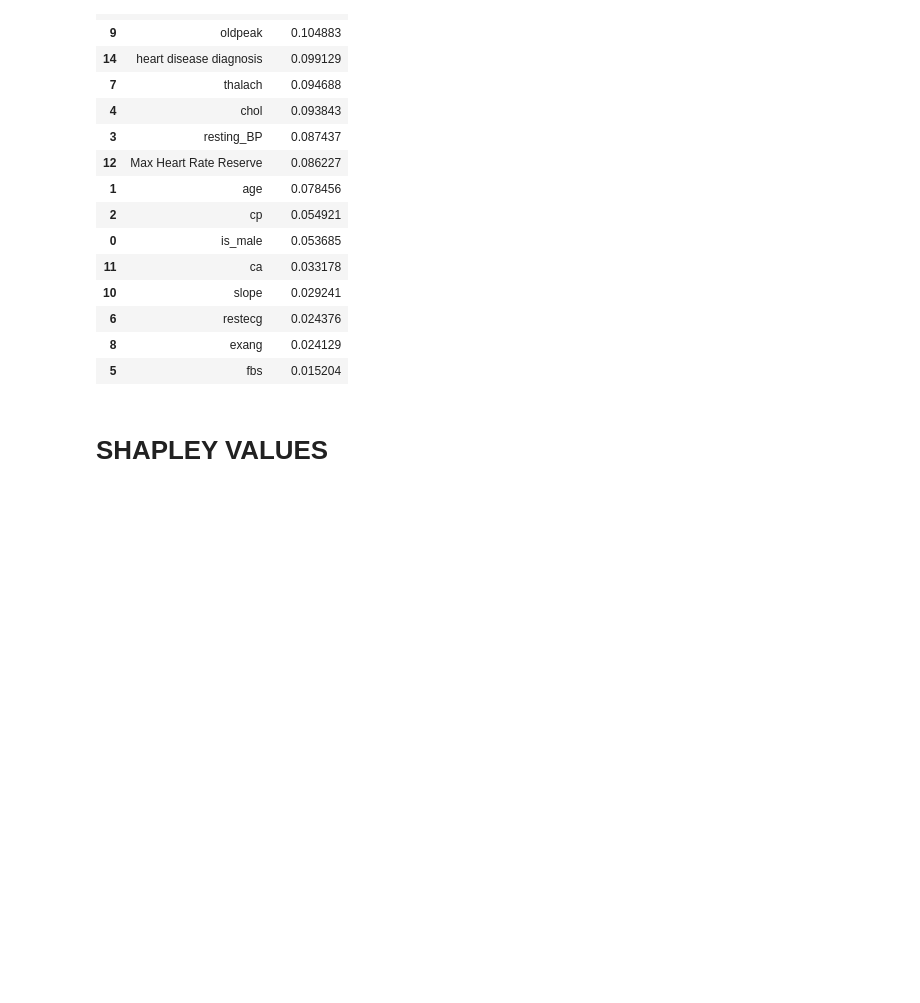
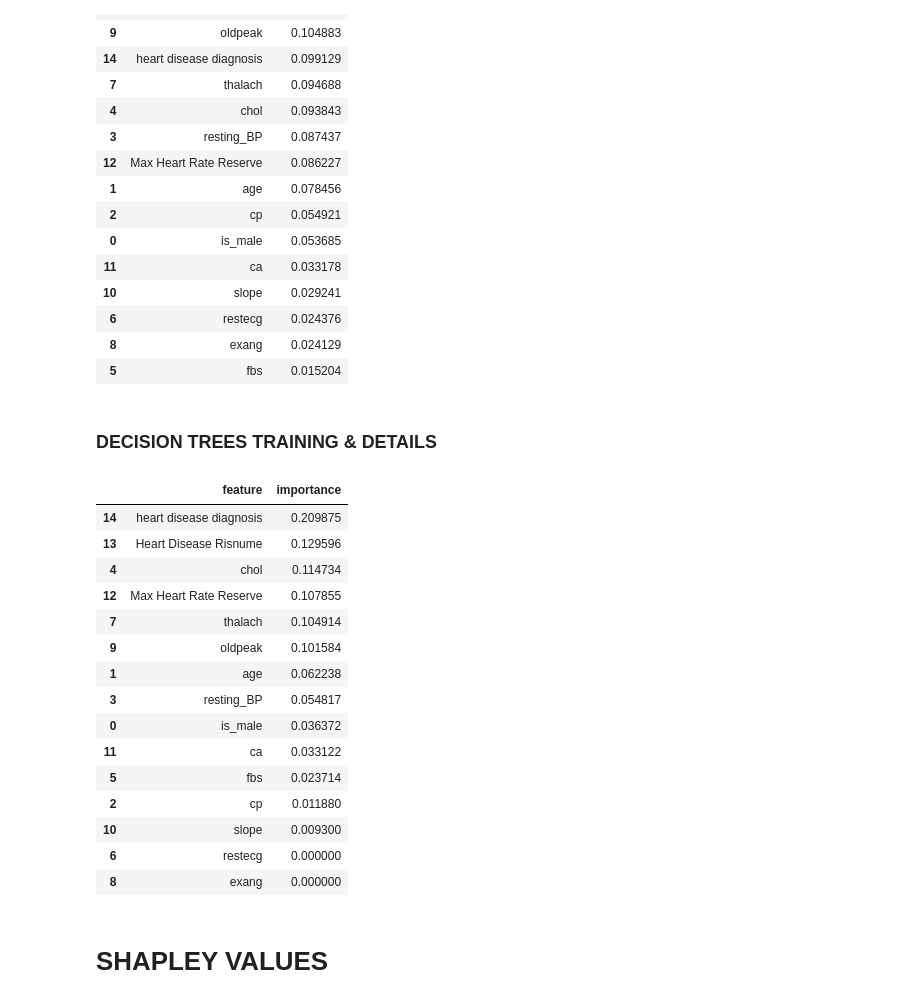
Before and after one commit to GM-Yongco/thesis_thallasemia, a Jupyter notebook: feature_relevance_SHAP_02.ipynb, the cells around one changed output. Cells and saved outputs as stored; diff of their text form; code cells hidden in the pictures; blank space fills up the shorter version.

Commit message:
added decision trees to do SHAP to

```diff
--- a/feature_relevance_SHAP_02.ipynb
+++ b/feature_relevance_SHAP_02.ipynb
@@ -60,6 +60,40 @@ feature_importance_df
 | 6 | restecg | 0.024376 |
 | 8 | exang | 0.024129 |
 | 5 | fbs | 0.015204 |
+# %% [markdown]
+### DECISION TREES TRAINING & DETAILS
+# %%
+from sklearn.tree import DecisionTreeClassifier
+
+# initialized the classifier object
+model_dt:DecisionTreeClassifier = DecisionTreeClassifier(random_state=42)
+# trains the classifier object with the training data
+model_dt.fit(x_train, y_train)
+
+# Get feature importance
+feature_importance_dt: pd.DataFrame = pd.DataFrame({
+    'feature': model_dt.feature_names_in_,
+    'importance': model_dt.feature_importances_
+}).sort_values(by='importance', ascending=False)
+
+feature_importance_dt
+# %% [output]
+|  | feature | importance |
+| 14 | heart disease diagnosis | 0.209875 |
+| 13 | Heart Disease Risnume | 0.129596 |
+| 4 | chol | 0.114734 |
+| 12 | Max Heart Rate Reserve | 0.107855 |
+| 7 | thalach | 0.104914 |
+| 9 | oldpeak | 0.101584 |
+| 1 | age | 0.062238 |
+| 3 | resting_BP | 0.054817 |
+| 0 | is_male | 0.036372 |
+| 11 | ca | 0.033122 |
+| 5 | fbs | 0.023714 |
+| 2 | cp | 0.011880 |
+| 10 | slope | 0.009300 |
+| 6 | restecg | 0.000000 |
+| 8 | exang | 0.000000 |
 # %% [markdown]
 # SHAPLEY VALUES
 # %%
```
